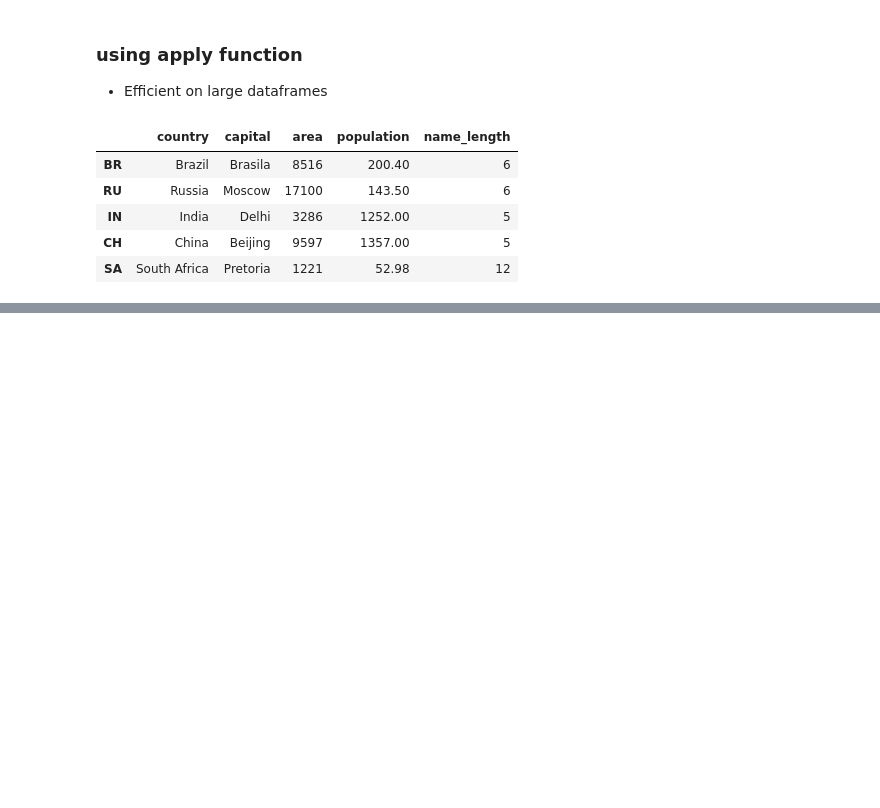
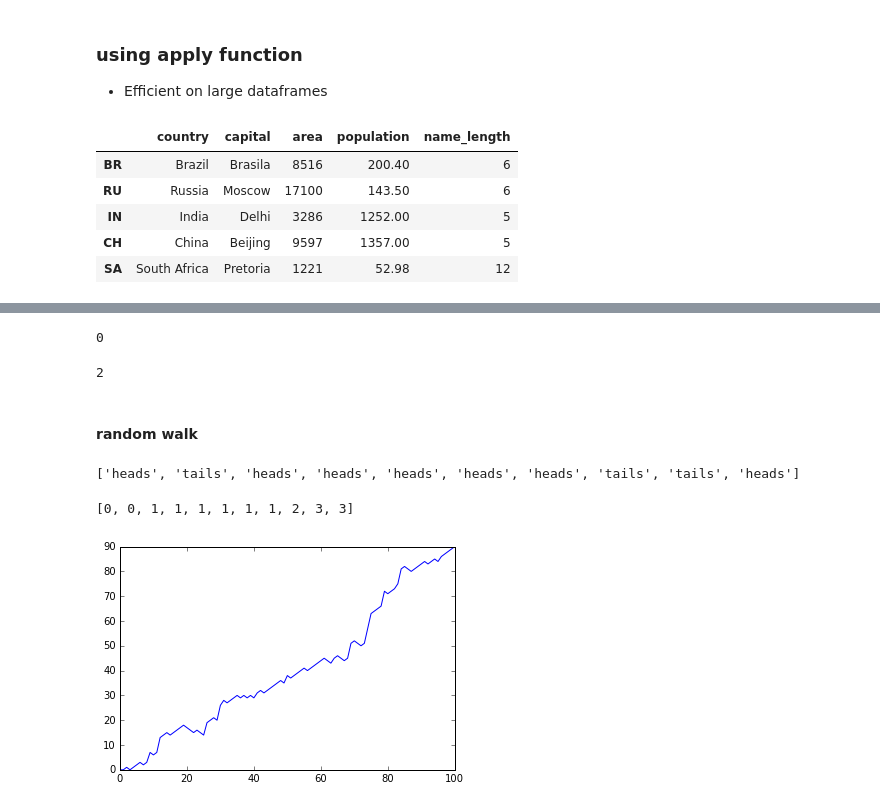
Before and after one commit to slzdevsnp/learn, a Jupyter notebook: intropython4ds2/intro_py4ds_2_nb.ipynb, the cells around one changed output, grey strips where cells are left out. Cells and saved outputs as stored; diff of their text form; code cells hidden in the pictures; blank space fills up the shorter version.

```diff
--- a/intropython4ds2/intro_py4ds_2_nb.ipynb
+++ b/intropython4ds2/intro_py4ds_2_nb.ipynb
@@ -416,0 +442,60 @@ brics
+# %%
+np.random.randint(0,2) # generate 0 or 1 like toss a coin
+# %% [output]
+0
+# %%
+np.random.randint(1,7) # generate an int in {1,6} like toss a dice
+# %% [output]
+2
+# %% [markdown]
+#### random walk
+# %%
+#generate a serie of 10 coin toss
+np.random.seed(123) #fix seed only  once at the start of the experiment
+outcome=[] # empty array
+for x in range(10) :
+    coin = np.random.randint(0,2)
+    if coin == 0 :
+        outcome.append("heads")
+    else :
+        outcome.append("tails")
+print(outcome)
+# %% [output]
+['heads', 'tails', 'heads', 'heads', 'heads', 'heads', 'heads', 'tails', 'tails', 'heads']
+# %%
+#heads or tails : random walk
+np.random.seed(123)
+tails = [0]
+for i in range(10) :
+    coin = np.random.randint(0,2)
+    tails.append(tails[i] + coin) #how many tails were drawn on a path
+                                   #till jth step
+print(tails)  #11 elemens
+# %% [output]
+[0, 0, 1, 1, 1, 1, 1, 1, 2, 3, 3]
+# %%
+##code for walk in empire state
+import numpy as np
+np.random.seed(123)
+random_walk = [0]
+
+for x in range(100) :
+    step = random_walk[-1]
+    dice = np.random.randint(1,7)
+    if dice <= 2:
+        step = max(0, step - 1)
+    elif dice <= 5:
+        step = step + 1
+    else:
+        step = step + np.random.randint(1,7)
+    #0.1% of chance of falling and resetting step to 0
+    if np.random.rand() <= 0.001 :
+            step = 0
+    random_walk.append(step)
+#visualize
+import matplotlib.pyplot as plt
+
+plt.plot(range(101),random_walk)
+plt.show()
+# %% [output]
+[figure, added]
```
Also changed, not shown: parts of 6 cells of this notebook.
